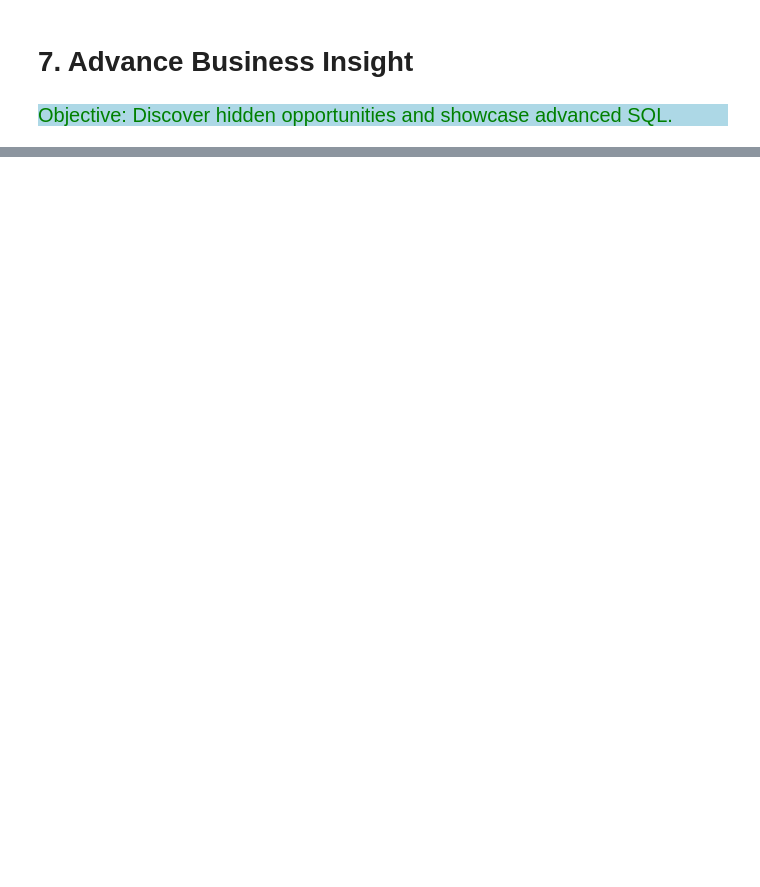
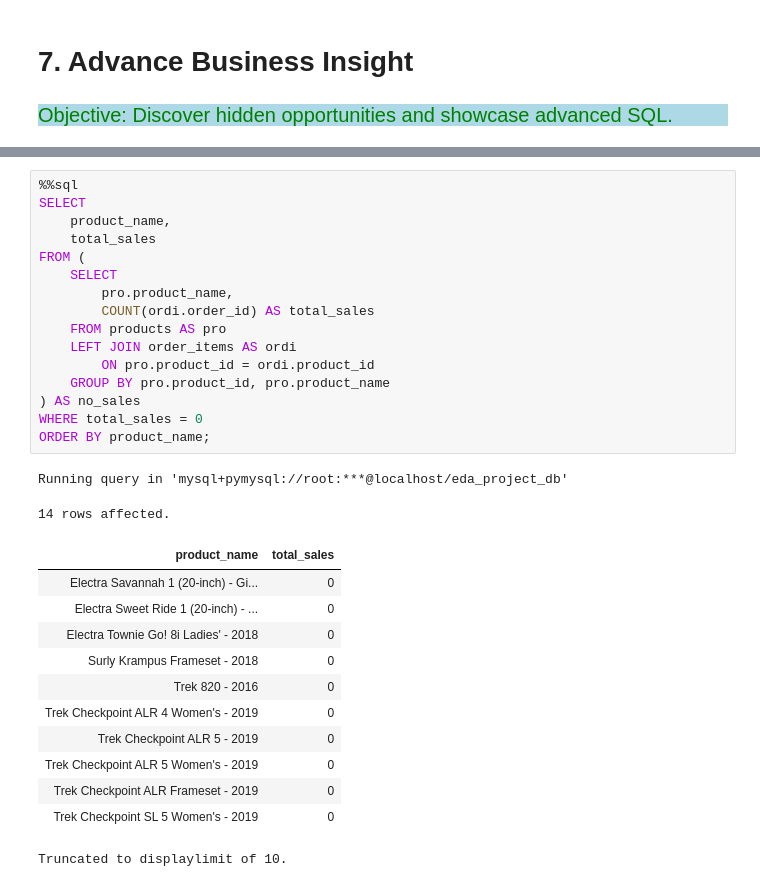
Before and after one commit to Kartika-Nidhi/Biker_Store_Analysis_SQL, a Jupyter notebook: BikeStoreAnalysisSQl.ipynb, the cells around one changed output, grey strips where cells are left out. Drawn from its saved outputs; the diff is of its cells as text; blank space fills up the shorter version.

```diff
--- a/BikeStoreAnalysisSQl.ipynb
+++ b/BikeStoreAnalysisSQl.ipynb
@@ -1183,0 +1253,31 @@ SQL Concepts: LEFT JOIN, IS NULL
+# %%
+%%sql
+SELECT
+    product_name,
+    total_sales
+FROM (
+    SELECT
+        pro.product_name,
+        COUNT(ordi.order_id) AS total_sales
+    FROM products AS pro
+    LEFT JOIN order_items AS ordi
+        ON pro.product_id = ordi.product_id
+    GROUP BY pro.product_id, pro.product_name
+) AS no_sales
+WHERE total_sales = 0
+ORDER BY product_name;
+# %% [output]
+Running query in 'mysql+pymysql://root:***@localhost/eda_project_db'
+14 rows affected.
+| product_name | total_sales |
+| Electra Savannah 1 (20-inch) - Gi... | 0 |
+| Electra Sweet Ride 1 (20-inch) - ... | 0 |
+| Electra Townie Go! 8i Ladies' - 2018 | 0 |
+| Surly Krampus Frameset - 2018 | 0 |
+| Trek 820 - 2016 | 0 |
+| Trek Checkpoint ALR 4 Women's - 2019 | 0 |
+| Trek Checkpoint ALR 5 - 2019 | 0 |
+| Trek Checkpoint ALR 5 Women's - 2019 | 0 |
+| Trek Checkpoint ALR Frameset - 2019 | 0 |
+| Trek Checkpoint SL 5 Women's - 2019 | 0 |
+Truncated to displaylimit of 10.
```
Also changed, not shown: parts of 13 cells of this notebook.
